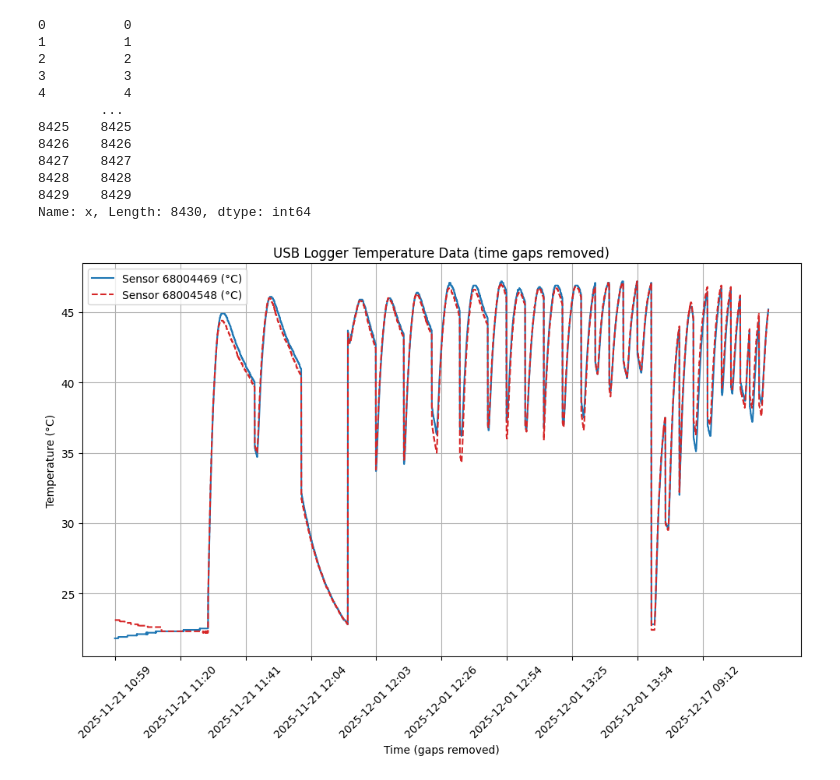
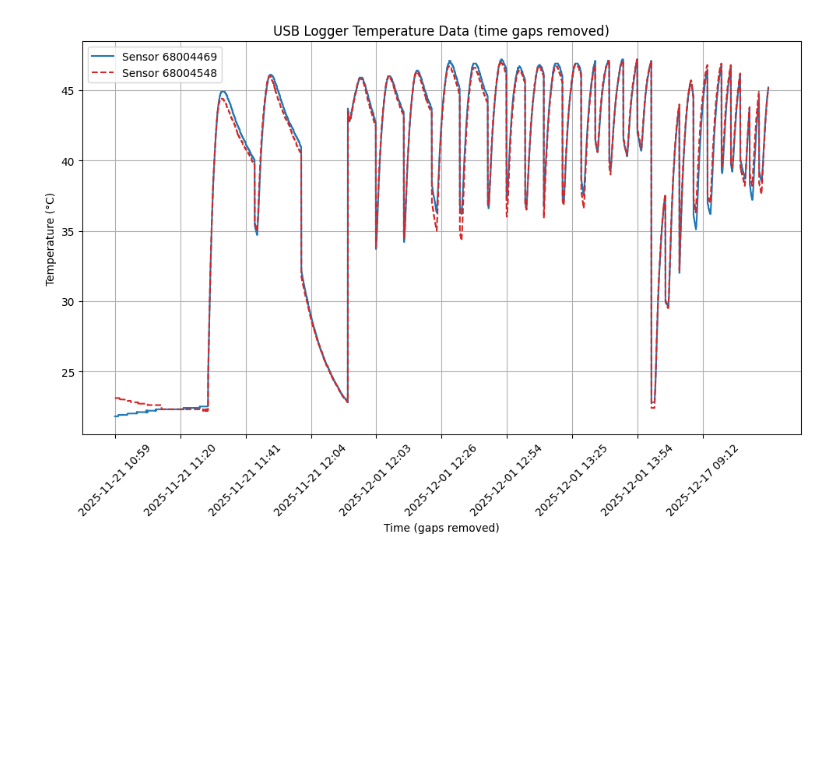
Before and after one commit to NilsTettschlag/drysense-2025_2026, a Jupyter notebook: Plotting_drysense.ipynb, the cells around one changed output. Drawn from its saved outputs; the diff is of its cells as text; code cells hidden in the pictures; blank space fills up the shorter version.

```diff
--- a/Plotting_drysense.ipynb
+++ b/Plotting_drysense.ipynb
@@ -21,45 +21,33 @@ data_usb_logger["x"] = range(len(data_usb_logger))
 
 plt.figure(figsize=(10, 6))
 
 plt.plot(
     data_usb_logger["x"],
     data_usb_logger["Sensor_68004469"],
-    label="Sensor 68004469 (°C)",
+    label="Sensor 68004469",
     color="tab:blue"
 )
 plt.plot(
     data_usb_logger["x"],
     data_usb_logger["Sensor_68004548"],
-    label="Sensor 68004548 (°C)",
+    label="Sensor 68004548",
     linestyle="--",
     color="tab:red"
 )
 
 plt.xlabel("Time (gaps removed)")
 plt.ylabel("Temperature (°C)")
 plt.title("USB Logger Temperature Data (time gaps removed)")
 plt.grid()
 plt.legend()
 plt.tight_layout()
 
 # Set x-ticks to show time labels at regular intervals
 tick_idx = data_usb_logger["x"][::len(data_usb_logger)//10]
 tick_labels = data_usb_logger["Time"].dt.strftime("%Y-%m-%d %H:%M")[::len(data_usb_logger)//10]
 
 plt.xticks(tick_idx, tick_labels, rotation=45)
 
 plt.show()
 # %% [output]
-0          0
-1          1
-2          2
-3          3
-4          4
-        ...
-8425    8425
-8426    8426
-8427    8427
-8428    8428
-8429    8429
-Name: x, Length: 8430, dtype: int64
-[figure, old version]
+[figure, new version]
```
Also changed, not shown: 3 other files.
